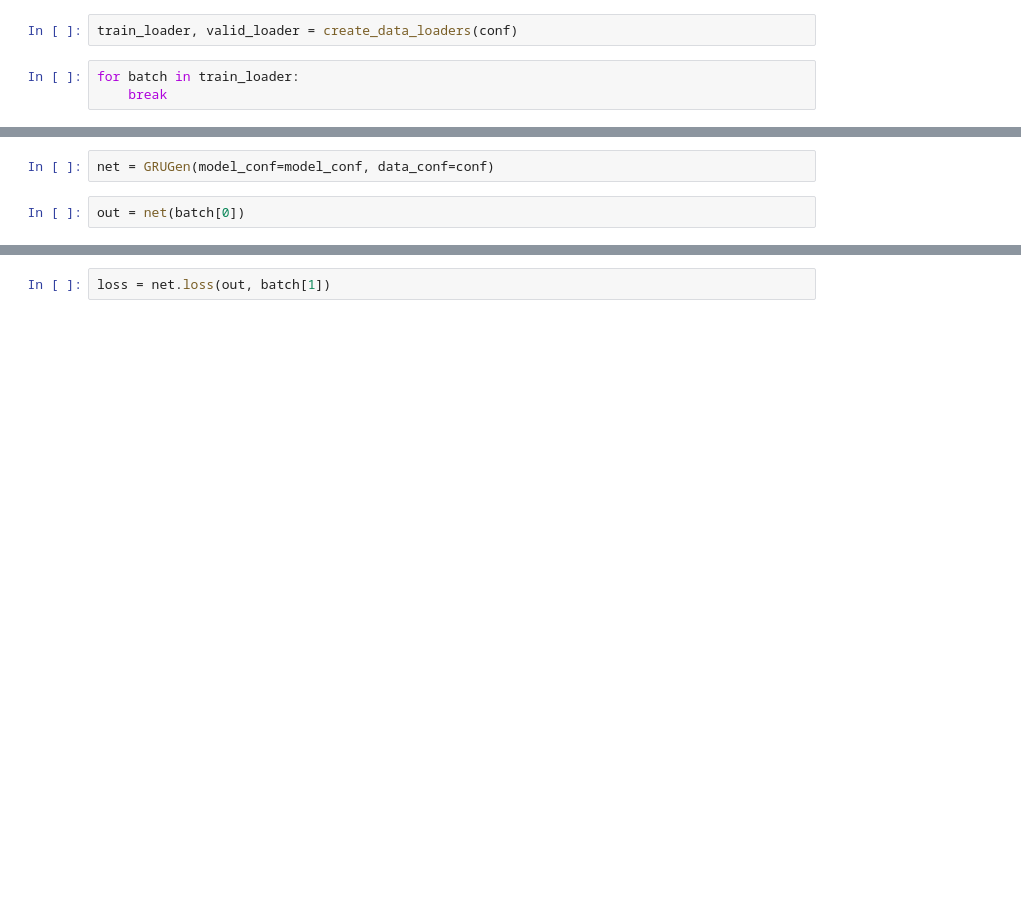
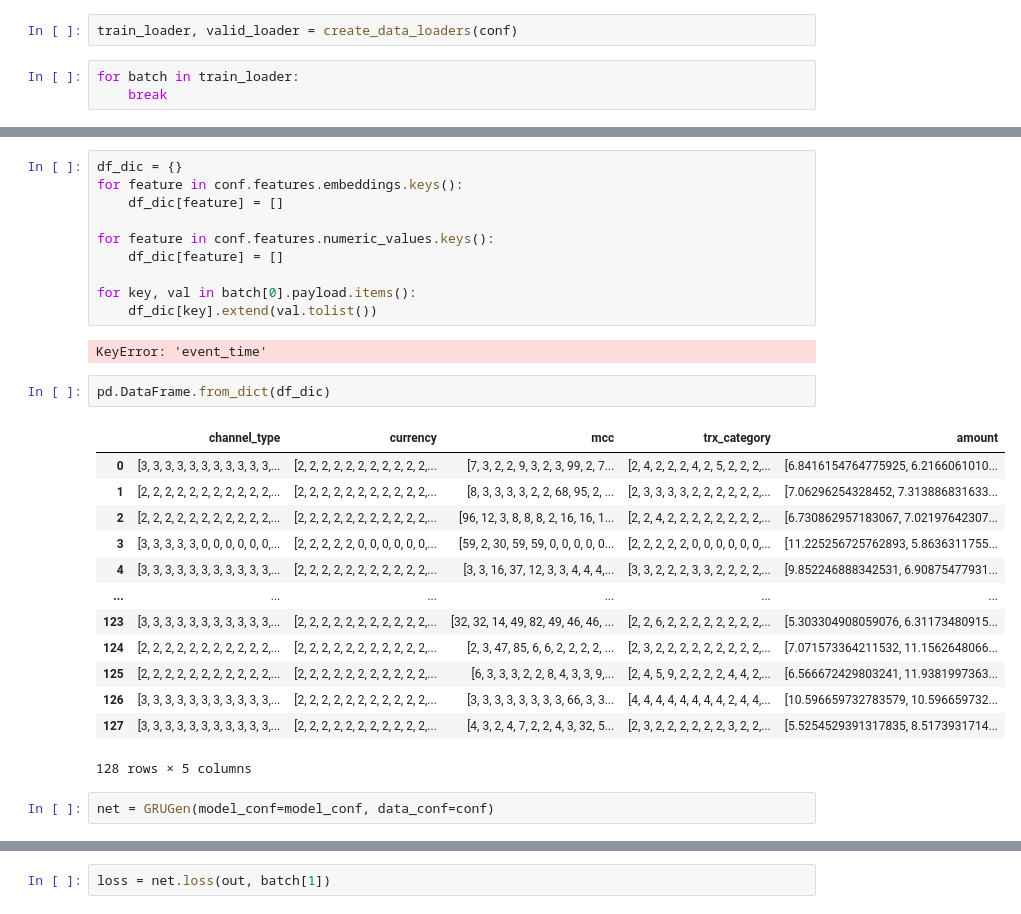
Before and after one commit to VityaVitalich/MLEM, a Jupyter notebook: experiments/rosbank/notebooks/testing.ipynb, the cells around one changed output, grey strips where cells are left out. Drawn from its saved outputs; the diff is of its cells as text; blank space fills up the shorter version.

```diff
--- a/experiments/rosbank/notebooks/testing.ipynb
+++ b/experiments/rosbank/notebooks/testing.ipynb
@@ -64,4 +71,30 @@ for batch in train_loader:
+# %%
+df_dic = {}
+for feature in conf.features.embeddings.keys():
+    df_dic[feature] = []
+
+for feature in conf.features.numeric_values.keys():
+    df_dic[feature] = []
+
+for key, val in batch[0].payload.items():
+    df_dic[key].extend(val.tolist())
+# %% [output]
+KeyError: 'event_time'
+# %%
+pd.DataFrame.from_dict(df_dic)
+# %% [output]
+|  | channel_type | currency | mcc | trx_category | amount |
+| 0 | [3, 3, 3, 3, 3, 3, 3, 3, 3, 3, 3,... | [2, 2, 2, 2, 2, 2, 2, 2, 2, 2, 2,... | [7, 3, 2, 2, 9, 3, 2, 3, 99, 2, 7... | [2, 4, 2, 2, 2, 4, 2, 5, 2, 2, 2,... | [6.8416154764775925, 6.2166061010... |
+| 1 | [2, 2, 2, 2, 2, 2, 2, 2, 2, 2, 2,... | [2, 2, 2, 2, 2, 2, 2, 2, 2, 2, 2,... | [8, 3, 3, 3, 3, 2, 2, 68, 95, 2, ... | [2, 3, 3, 3, 3, 2, 2, 2, 2, 2, 2,... | [7.06296254328452, 7.313886831633... |
+| 2 | [2, 2, 2, 2, 2, 2, 2, 2, 2, 2, 2,... | [2, 2, 2, 2, 2, 2, 2, 2, 2, 2, 2,... | [96, 12, 3, 8, 8, 8, 2, 16, 16, 1... | [2, 2, 4, 2, 2, 2, 2, 2, 2, 2, 2,... | [6.730862957183067, 7.02197642307... |
+| 3 | [3, 3, 3, 3, 3, 0, 0, 0, 0, 0, 0,... | [2, 2, 2, 2, 2, 0, 0, 0, 0, 0, 0,... | [59, 2, 30, 59, 59, 0, 0, 0, 0, 0... | [2, 2, 2, 2, 2, 0, 0, 0, 0, 0, 0,... | [11.225256725762893, 5.8636311755... |
+| 4 | [3, 3, 3, 3, 3, 3, 3, 3, 3, 3, 3,... | [2, 2, 2, 2, 2, 2, 2, 2, 2, 2, 2,... | [3, 3, 16, 37, 12, 3, 3, 4, 4, 4,... | [3, 3, 2, 2, 2, 3, 3, 2, 2, 2, 2,... | [9.852246888342531, 6.90875477931... |
+| ... | ... | ... | ... | ... | ... |
+| 123 | [3, 3, 3, 3, 3, 3, 3, 3, 3, 3, 3,... | [2, 2, 2, 2, 2, 2, 2, 2, 2, 2, 2,... | [32, 32, 14, 49, 82, 49, 46, 46, ... | [2, 2, 6, 2, 2, 2, 2, 2, 2, 2, 2,... | [5.303304908059076, 6.31173480915... |
+| 124 | [2, 2, 2, 2, 2, 2, 2, 2, 2, 2, 2,... | [2, 2, 2, 2, 2, 2, 2, 2, 2, 2, 2,... | [2, 3, 47, 85, 6, 6, 2, 2, 2, 2, ... | [2, 3, 2, 2, 2, 2, 2, 2, 2, 2, 2,... | [7.071573364211532, 11.1562648066... |
+| 125 | [2, 2, 2, 2, 2, 2, 2, 2, 2, 2, 2,... | [2, 2, 2, 2, 2, 2, 2, 2, 2, 2, 2,... | [6, 3, 3, 3, 2, 2, 8, 4, 3, 3, 9,... | [2, 4, 5, 9, 2, 2, 2, 2, 4, 4, 2,... | [6.566672429803241, 11.9381997363... |
+| 126 | [3, 3, 3, 3, 3, 3, 3, 3, 3, 3, 3,... | [2, 2, 2, 2, 2, 2, 2, 2, 2, 2, 2,... | [3, 3, 3, 3, 3, 3, 3, 3, 66, 3, 3... | [4, 4, 4, 4, 4, 4, 4, 4, 2, 4, 4,... | [10.596659732783579, 10.596659732... |
+| 127 | [3, 3, 3, 3, 3, 3, 3, 3, 3, 3, 3,... | [2, 2, 2, 2, 2, 2, 2, 2, 2, 2, 2,... | [4, 3, 2, 4, 7, 2, 2, 4, 3, 32, 5... | [2, 3, 2, 2, 2, 2, 2, 2, 3, 2, 2,... | [5.5254529391317835, 8.5173931714... |
+128 rows × 5 columns
 # %%
 net = GRUGen(model_conf=model_conf, data_conf=conf)
-# %%
-out = net(batch[0])
```
Also changed, not shown: parts of 29 cells of this notebook, 5 other files.
